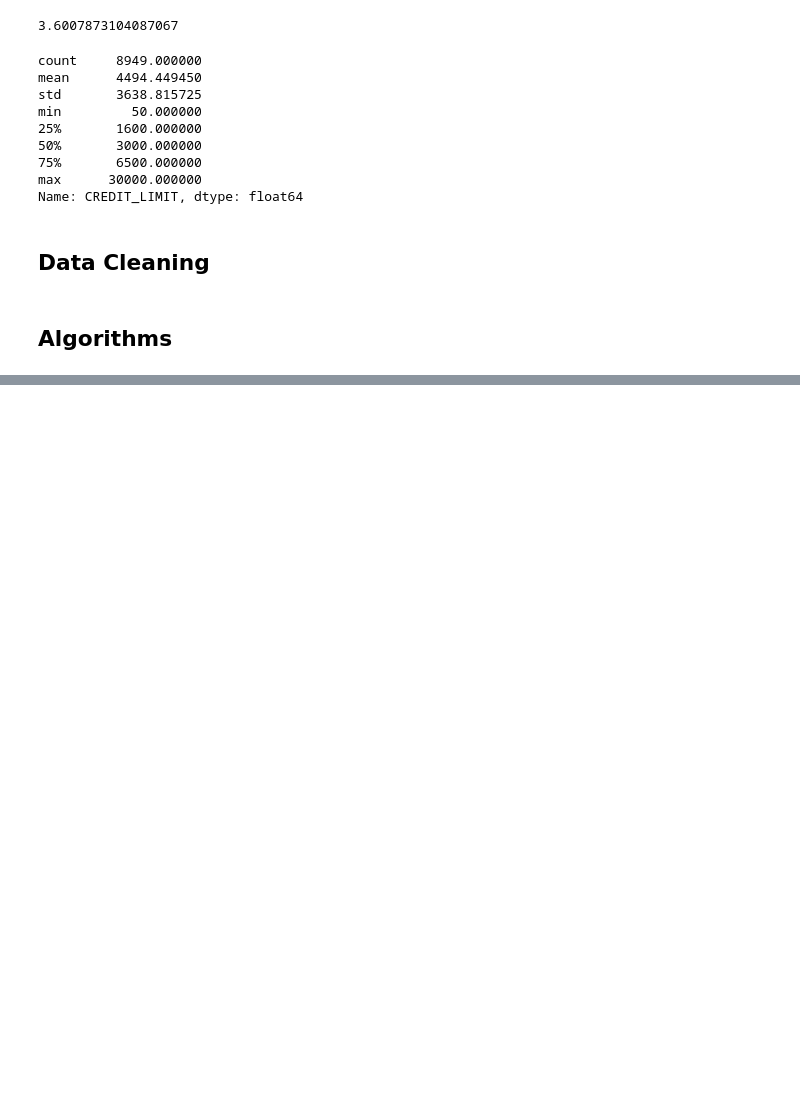
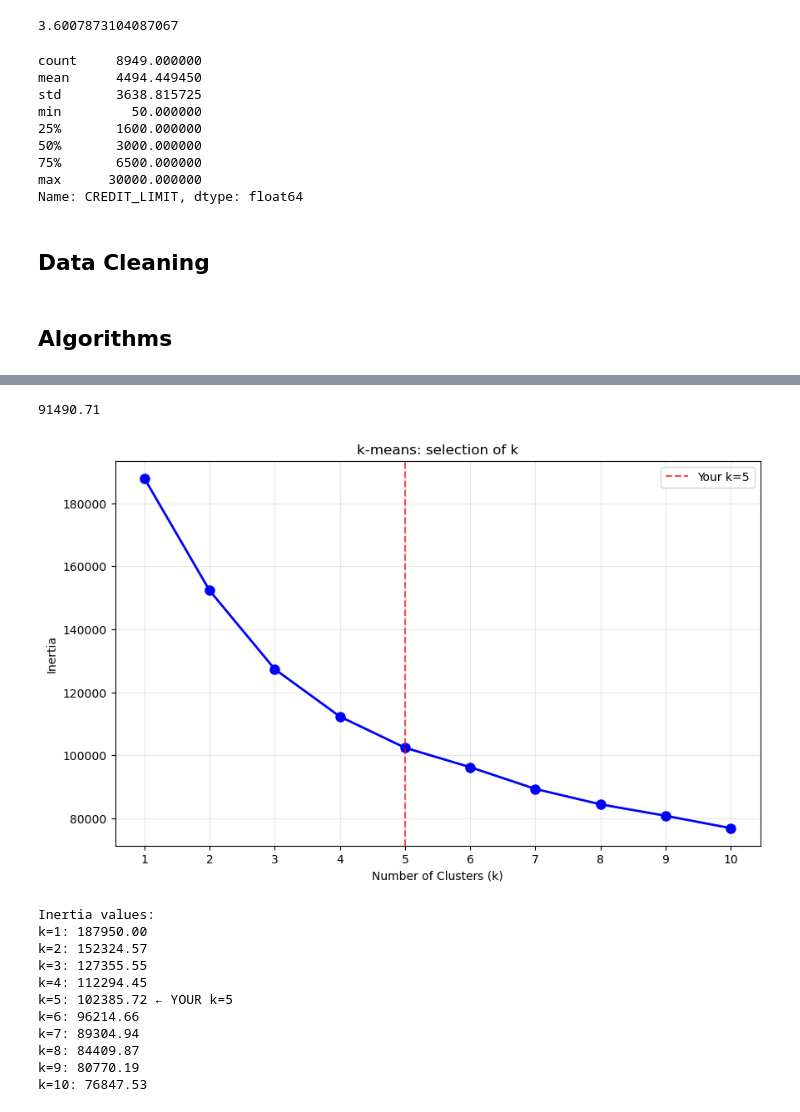
Before and after one commit to lucas-ben/mba-business-analytics, a Jupyter notebook: courses/machine-learning/Assignment 1/Bank Marketing Data/LucasBen_mban6120_assignment2.ipynb, the cells around one changed output, grey strips where cells are left out. Saved outputs shown, nothing was run; the diff lists cells and outputs as text; code cells hidden in the pictures; blank space fills up the shorter version.

```diff
--- a/courses/machine-learning/Assignment 1/Bank Marketing Data/LucasBen_mban6120_assignment2.ipynb
+++ b/courses/machine-learning/Assignment 1/Bank Marketing Data/LucasBen_mban6120_assignment2.ipynb
@@ -219,0 +302,46 @@ dbscan = Pipeline([
+# %%
+inertia = kmeans.named_steps['clusterer'].inertia_
+print(f"{inertia:.2f}")
+# %% [output]
+91490.71
+# %%
+inertias = []
+k_range = range(1, 11)
+
+for k in k_range:
+    kmeans_temp = Pipeline([
+        ('preprocessor', preprocessor),
+        ('scaler', StandardScaler()),
+        ('clusterer', KMeans(n_clusters=k, random_state=42, n_init=10))
+    ])
+    kmeans_temp.fit(df)
+    inertias.append(kmeans_temp.named_steps['clusterer'].inertia_)
+
+plt.figure(figsize=(10, 6))
+plt.plot(k_range, inertias, 'bo-', linewidth=2, markersize=8)
+plt.xlabel('Number of Clusters (k)')
+plt.ylabel('Inertia')
+plt.title('k-means: selection of k')
+plt.axvline(x=5, color='red', linestyle='--', alpha=0.7, label='Your k=5')
+plt.grid(True, alpha=0.3)
+plt.legend()
+plt.xticks(k_range)
+plt.show()
+
+print(f"Inertia values:")
+for k, inert in zip(k_range, inertias):
+    marker = " ← YOUR k=5" if k == 5 else ""
+    print(f"k={k}: {inert:.2f}{marker}")
+# %% [output]
+[figure, added]
+Inertia values:
+k=1: 187950.00
+k=2: 152324.57
+k=3: 127355.55
+k=4: 112294.45
+k=5: 102385.72 ← YOUR k=5
+k=6: 96214.66
+k=7: 89304.94
+k=8: 84409.87
+k=9: 80770.19
+k=10: 76847.53
```
Also changed, not shown: parts of 21 cells of this notebook.
